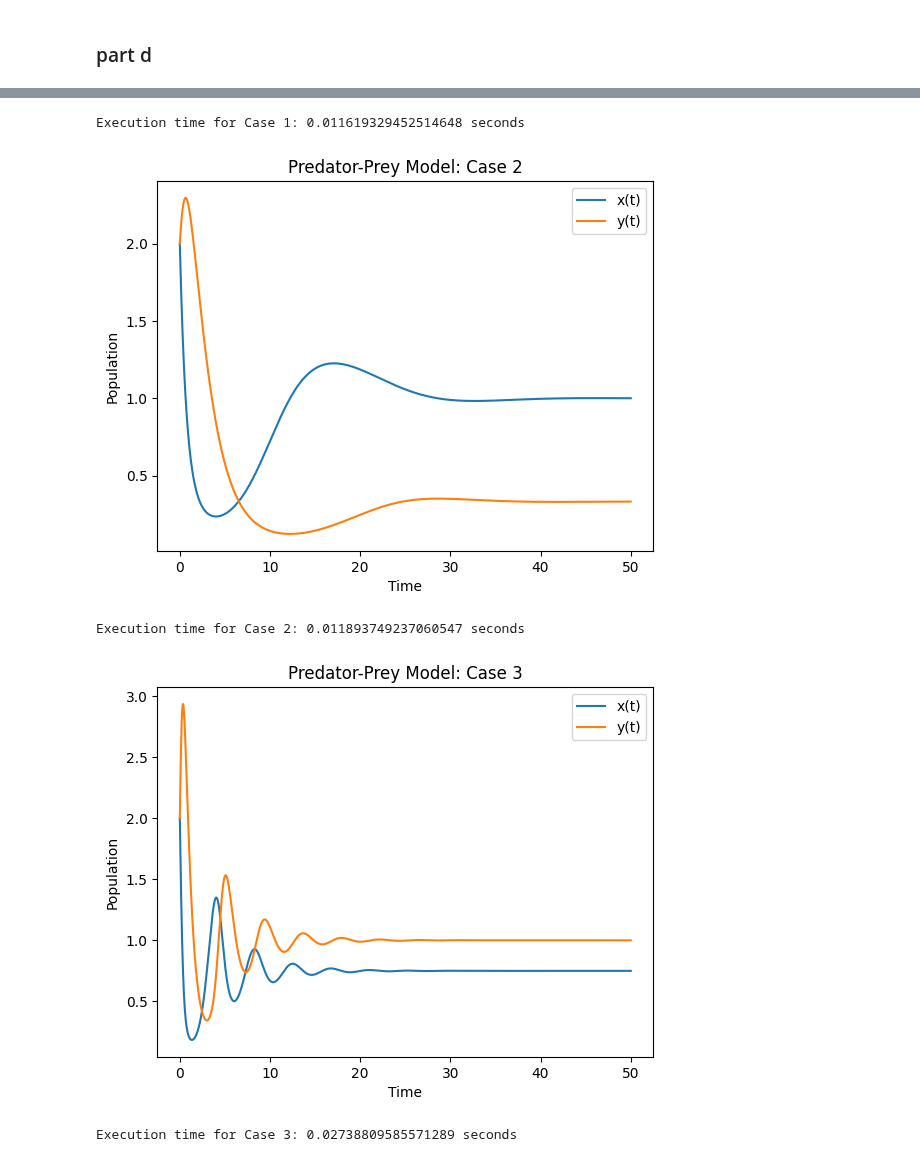
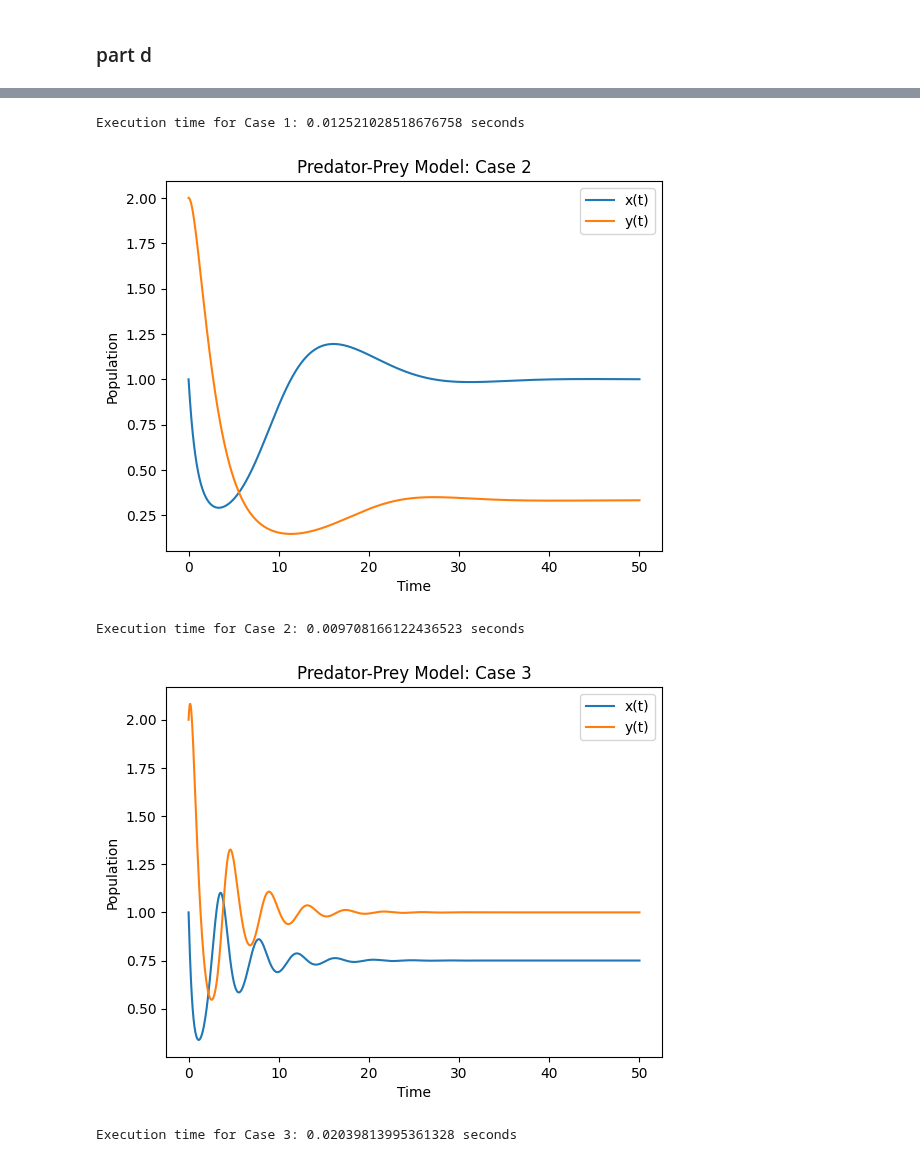
Before and after one commit to Mani0237/Prelims, a Jupyter notebook: 2017/spring/4_Ankey.ipynb, the cells around one changed output, grey strips where cells are left out. Drawn from its saved outputs; the diff is of its cells as text; code cells hidden in the pictures.

```diff
--- a/2017/spring/4_Ankey.ipynb
+++ b/2017/spring/4_Ankey.ipynb
@@ -31,8 +29,6 @@ Symbolic eigenvalues: {-b*r/(2*c*k) - sqrt(b*r*(4*b*c*k + b*r - 4*c**2*k**2))/(2
 # %% [markdown]
 ### part d
 # %%
-
-
 def my_function(t, y, r, K, a, b, c):
     dxdt = y[0] * (r - r * y[0] / K - a * y[1])
     dydt = y[1] * (-b + c * y[0])
@@ -53,7 +49,7 @@ atol = 1e-8  # Absolute tolerance
 for idx, params in enumerate(parameter_sets):
     # Initial conditions
     t_initial = 0.0
-    y_initial = np.array([2.0, 2.0])  # Initial values of x and y
+    y_initial = np.array([1.0, 2.0])  # Initial values of x and y
 
     # Time span
     t_span = (t_initial, 50.0)  # Integration time from t_initial to 50.0
@@ -88,5 +84,5 @@ for idx, params in enumerate(parameter_sets):
-Execution time for Case 1: 0.011619329452514648 seconds
+Execution time for Case 1: 0.012521028518676758 seconds
-[figure, old version]
+[figure, new version]
-Execution time for Case 2: 0.011893749237060547 seconds
+Execution time for Case 2: 0.009708166122436523 seconds
-[figure, old version]
+[figure, new version]
-Execution time for Case 3: 0.02738809585571289 seconds
+Execution time for Case 3: 0.02039813995361328 seconds
```
Also changed, not shown: parts of 2 cells of this notebook.
